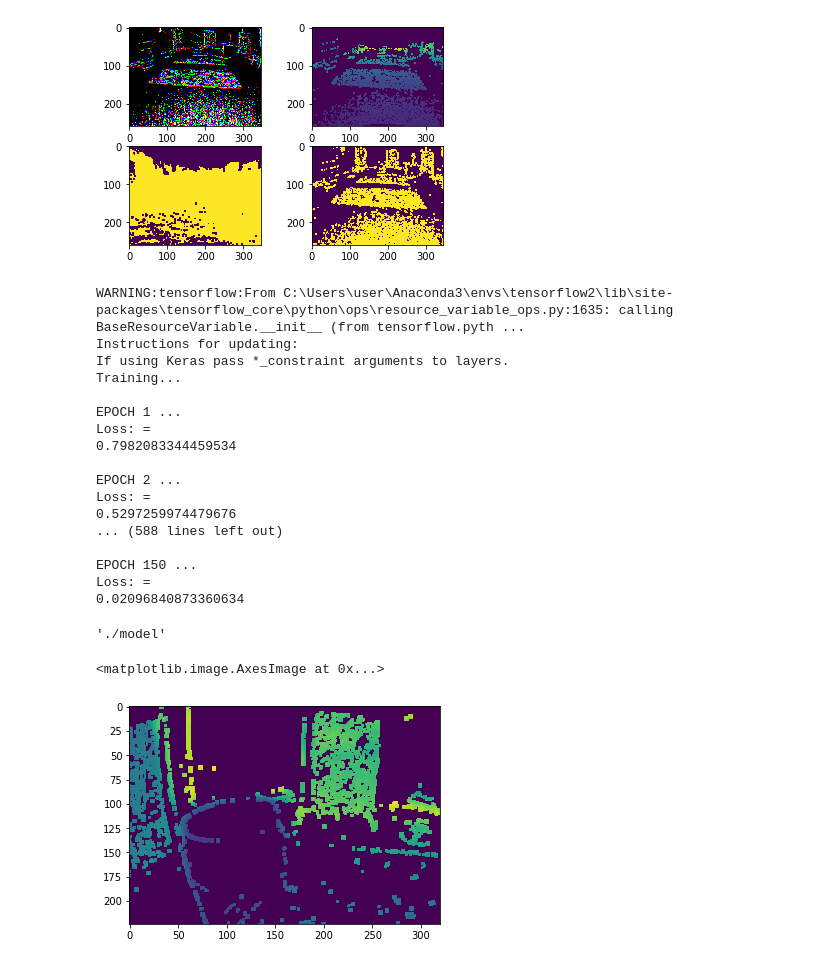
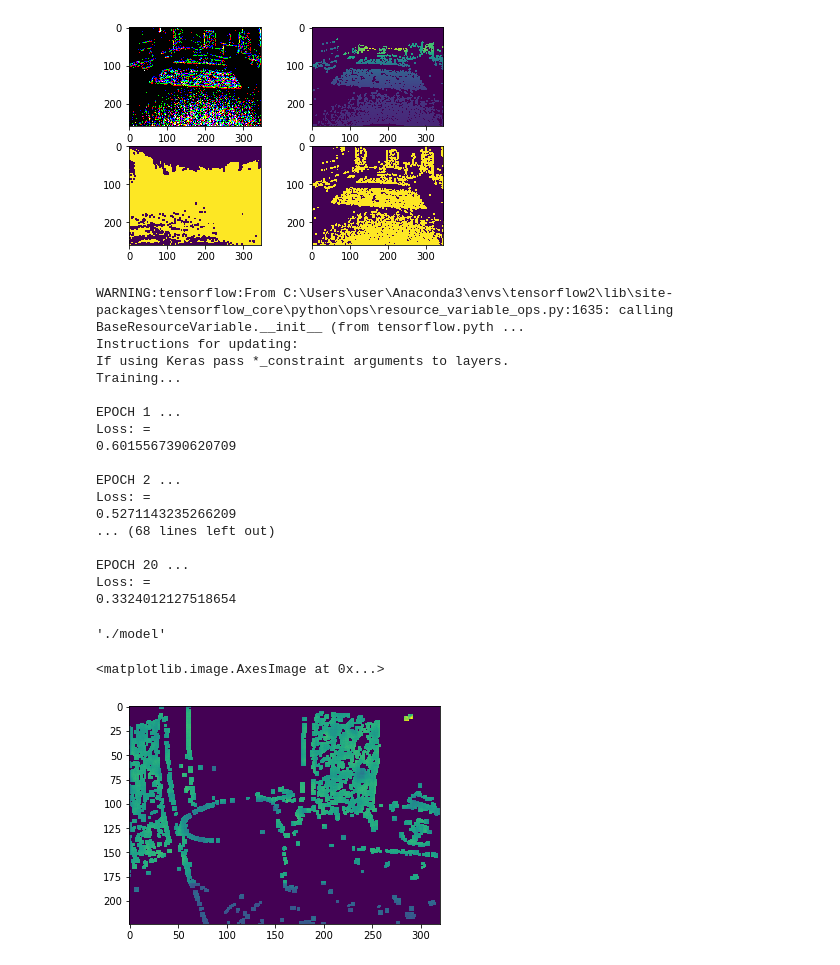
Before and after one commit to abdullaayyad96/DVSDepthLearning, a Jupyter notebook: FCNN_data.ipynb, the cells around one changed output. Saved outputs shown, nothing was run; the diff lists cells and outputs as text; code cells hidden in the pictures.

Commit message:
Add ConvLSTM model

```diff
--- a/FCNN_data.ipynb
+++ b/FCNN_data.ipynb
@@ -42,15 +42,15 @@ plt.show()
 Clipping input data to the valid range for imshow with RGB data ([0..1] for floats or [0..255] for integers).
 [figure]
 # %%
-epochs = 150
-batch_size = 8
+epochs = 20
+batch_size = 1
 base_learning_rate = 0.001
 learning_decay_rate = 30
 learning_decay_factor = 0.5
 data_loader = DataLoader('indoor_flying_augmented.hdf5')
 
 tf.compat.v1.disable_eager_execution()
-input_image = tf.placeholder(tf.float32, [None, None, None, 9], name='input_image')
+input_image = tf.placeholder(tf.float32, [None, 9, None, None, 1], name='input_image')
 depth_image = tf.placeholder(tf.float32, [None, None, None, 1], name='depth_image')
 mask_image_1 = tf.placeholder(tf.float32, [None, None, None, 1], name='mask_image_1')
 mask_image_2 = tf.placeholder(tf.float32, [None, None, None, 1], name='mask_image_2')
@@ -59,7 +59,7 @@ learning_rate = tf.placeholder(tf.float32, shape=(), name='learning_rate')
 sess = tf.Session()
 
 # Build NN using load_vgg, layers, and optimize function
-nn_last_layer = DlModels.vggDecoder(input_image, DlModels.vgg11)
+nn_last_layer = DlModels.Conv2dx2LSTMDecoder(input_image, DlModels.Conv2Dx1)
 
 train_op, loss = TrainDL.NormalizedHuberOptimize(nn_last_layer, depth_image, mask_image_1, mask_image_2, learning_rate)
 
@@ -77,26 +77,28 @@ Training...
 
 EPOCH 1 ...
 Loss: =
-0.7982083344459534
+0.6015567390620709
 
 EPOCH 2 ...
 Loss: =
-0.5297259974479676
-... (588 lines left out)
+0.5271143235266209
+... (68 lines left out)
 
-EPOCH 150 ...
+EPOCH 20 ...
 Loss: =
-0.02096840873360634
+0.3324012127518654
 './model'
 # %%
-sample_image = event_images[70][0:224, 0:320, :]
-est_depth = sess.run([nn_last_layer], feed_dict={input_image: sample_image.reshape(1, 224, 320, 9)})
+sample_image = [event_images[70][0:224, 0:320, :]]
+sample_image = np.swapaxes(sample_image, 0, 3)
+sample_image = [np.flip(sample_image, axis=0)]
+est_depth = sess.run([nn_last_layer], feed_dict={input_image: sample_image})
 
 #plt.imshow(est_depth[0].reshape(target_height, target_width))
 plt.imshow(np.multiply(mask_2[70][0:224, 0:320],  est_depth[0].reshape(224, 320)))
 # %% [output]
 <matplotlib.image.AxesImage at 0x...>
-[figure, old version]
+[figure, new version]
 # %%
 plt.imshow(sample_image[:,:,0])
 # %% [output]
```
Also changed, not shown: parts of 4 cells of this notebook, 3 other files.
